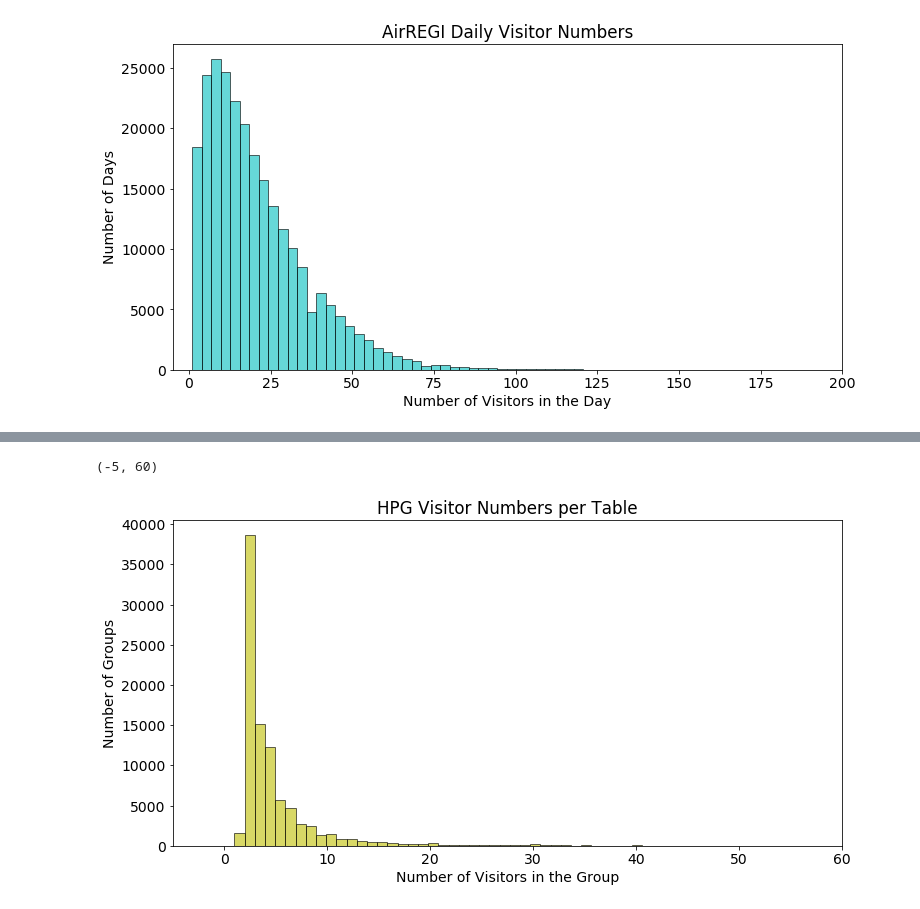
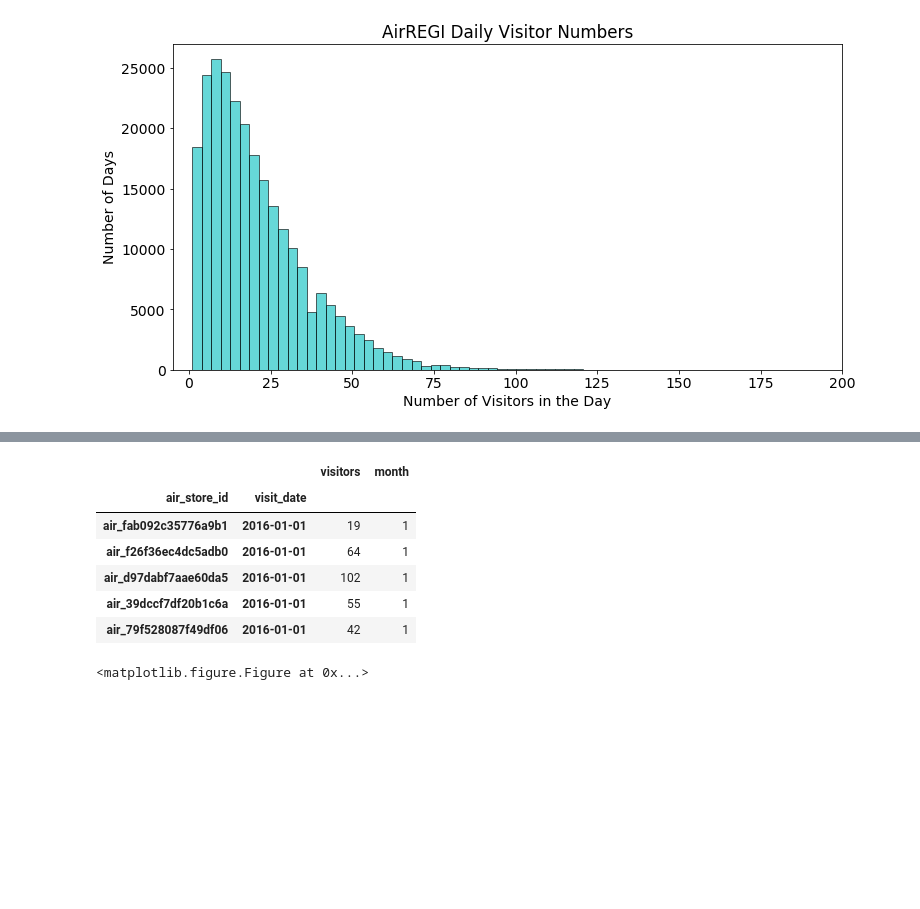
Before and after one commit to adcengiz/japanrestforecast, a Jupyter notebook: thedata.ipynb, the cells around one changed output, grey strips where cells are left out. Drawn from its saved outputs; the diff is of its cells as text; code cells hidden in the pictures; blank space fills up the shorter version.

```diff
--- a/thedata.ipynb
+++ b/thedata.ipynb
@@ -136,13 +164,15 @@ plt.xlim(-5, 60)
-# %%
-## Plot the AirREG visitor numbers per reservation
-plt.figure(figsize=(12,6))
-plt.hist(air_reserve['reserve_visitors'], bins=100, color='y', alpha=0.6, edgecolor='black')
-plt.rcParams['font.size'] = 14
-plt.title('HPG Visitor Numbers per Table')
-plt.xlabel('Number of Visitors in the Group')
-plt.ylabel('Number of Groups')
-plt.xlim(-5, 60)
-# plt.xticks(np.linspace(0, 60, 30))
-# %% [output]
-(-5, 60)
-[figure, removed]
+# %%
+# plt.figure(figsize=(20,10))
+air_sorted = air_visit.sort_values(by='visit_date')
+air_sorted['month'] = air_sorted['visit_date'].apply(lambda x: x.month)
+air_sorted = air_sorted.set_index(['air_store_id', 'visit_date'])
+air_sorted.head()
+# %% [output]
+|  |  | visitors | month |
+| air_store_id | visit_date |  |  |
+| air_fab092c35776a9b1 | 2016-01-01 | 19 | 1 |
+| air_f26f36ec4dc5adb0 | 2016-01-01 | 64 | 1 |
+| air_d97dabf7aae60da5 | 2016-01-01 | 102 | 1 |
+| air_39dccf7df20b1c6a | 2016-01-01 | 55 | 1 |
+| air_79f528087f49df06 | 2016-01-01 | 42 | 1 |
+<matplotlib.figure.Figure at 0x...>
```
Also changed, not shown: parts of 8 cells of this notebook.
